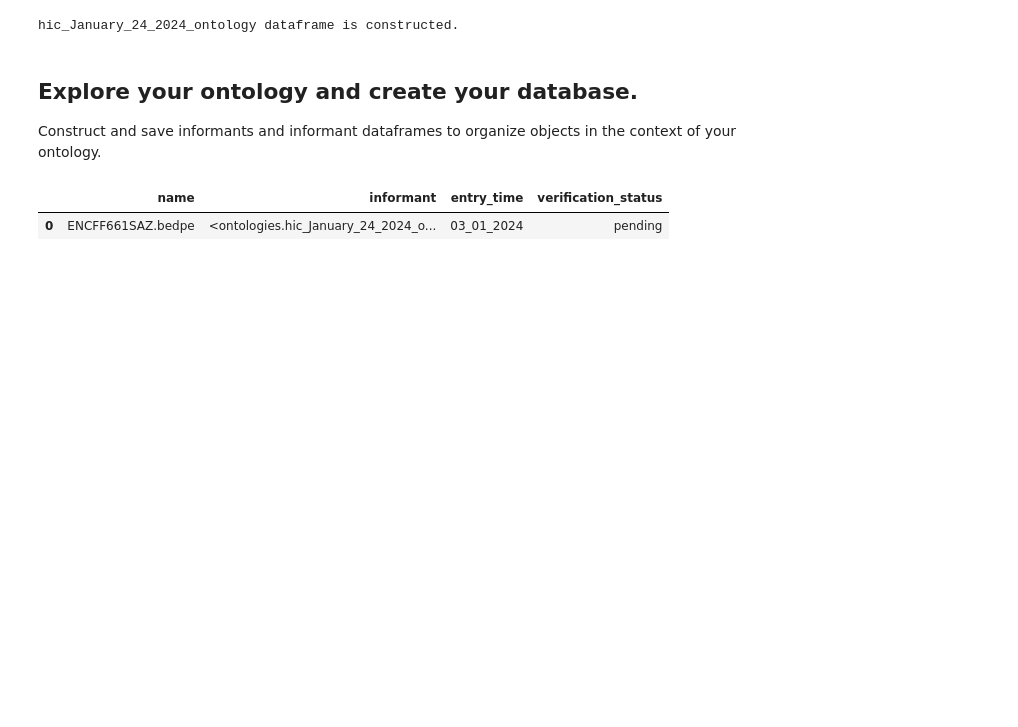
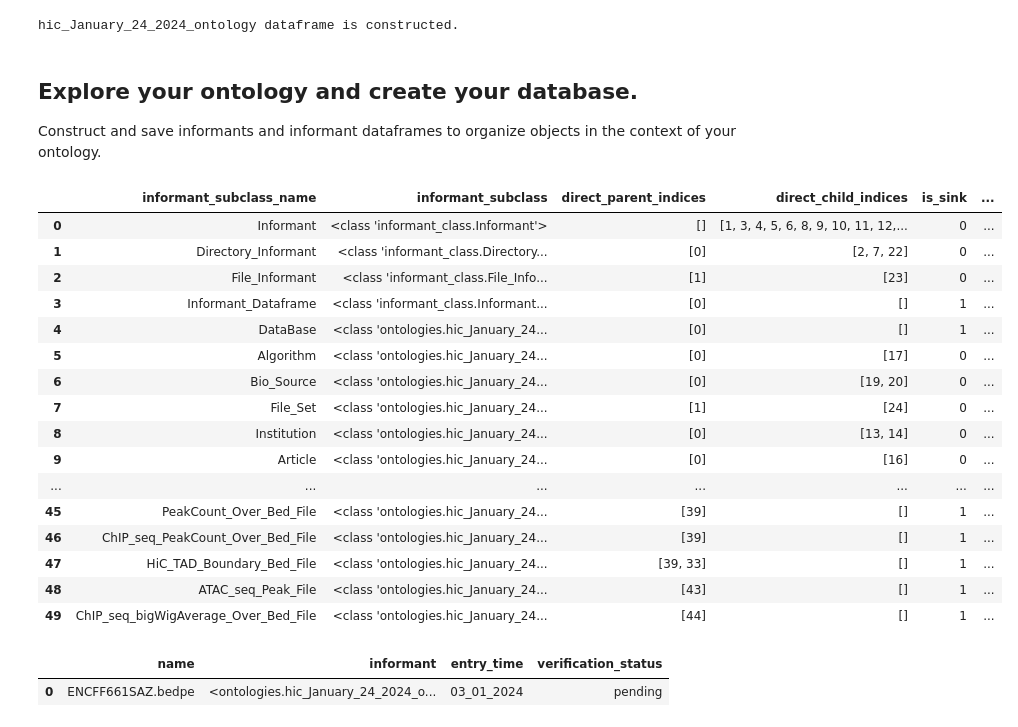
Before and after one commit to cfrankston728/ont_rdb, a Jupyter notebook: ont_rdb/ont_rdb_explorer.ipynb, the cells around one changed output. Cells and saved outputs as stored; diff of their text form; code cells hidden in the pictures; blank space fills up the shorter version.

```diff
--- a/ont_rdb/ont_rdb_explorer.ipynb
+++ b/ont_rdb/ont_rdb_explorer.ipynb
@@ -98,6 +97,26 @@ hic_January_24_2024_ontology dataframe is constructed.
 # %% [markdown]
 ## Explore your ontology and create your database.
 Construct and save informants and informant dataframes to organize  objects in the context of your ontology.
+# %%
+ontology_dataframe
+# %% [output]
+|  | informant_subclass_name | informant_subclass | direct_parent_indices | direct_child_indices | is_sink | ... |
+| 0 | Informant | <class 'informant_class.Informant'> | [] | [1, 3, 4, 5, 6, 8, 9, 10, 11, 12,... | 0 | ... |
+| 1 | Directory_Informant | <class 'informant_class.Directory... | [0] | [2, 7, 22] | 0 | ... |
+| 2 | File_Informant | <class 'informant_class.File_Info... | [1] | [23] | 0 | ... |
+| 3 | Informant_Dataframe | <class 'informant_class.Informant... | [0] | [] | 1 | ... |
+| 4 | DataBase | <class 'ontologies.hic_January_24... | [0] | [] | 1 | ... |
+| 5 | Algorithm | <class 'ontologies.hic_January_24... | [0] | [17] | 0 | ... |
+| 6 | Bio_Source | <class 'ontologies.hic_January_24... | [0] | [19, 20] | 0 | ... |
+| 7 | File_Set | <class 'ontologies.hic_January_24... | [1] | [24] | 0 | ... |
+| 8 | Institution | <class 'ontologies.hic_January_24... | [0] | [13, 14] | 0 | ... |
+| 9 | Article | <class 'ontologies.hic_January_24... | [0] | [16] | 0 | ... |
+| ... | ... | ... | ... | ... | ... | ... |
+| 45 | PeakCount_Over_Bed_File | <class 'ontologies.hic_January_24... | [39] | [] | 1 | ... |
+| 46 | ChIP_seq_PeakCount_Over_Bed_File | <class 'ontologies.hic_January_24... | [39] | [] | 1 | ... |
+| 47 | HiC_TAD_Boundary_Bed_File | <class 'ontologies.hic_January_24... | [39, 33] | [] | 1 | ... |
+| 48 | ATAC_seq_Peak_File | <class 'ontologies.hic_January_24... | [43] | [] | 1 | ... |
+| 49 | ChIP_seq_bigWigAverage_Over_Bed_File | <class 'ontologies.hic_January_24... | [44] | [] | 1 | ... |
 # %%
 # Initialize an empty informant dataframe object
 my_informant_dataframe = informant_class.Informant_Dataframe()
```
Also changed, not shown: parts of 1 cell of this notebook, 2 other files.
